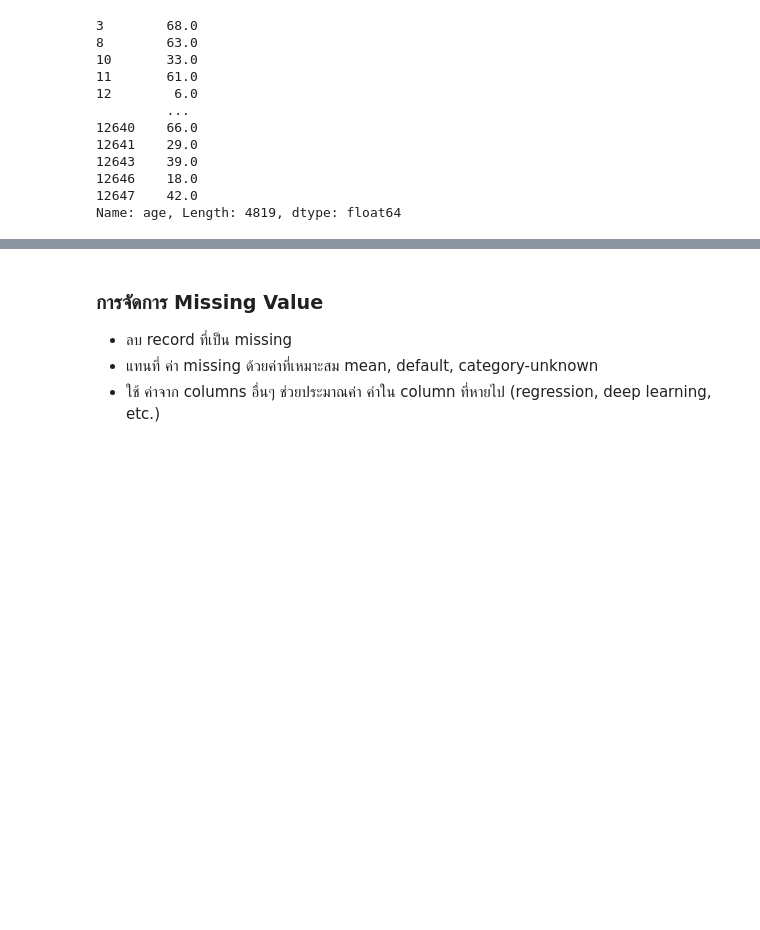
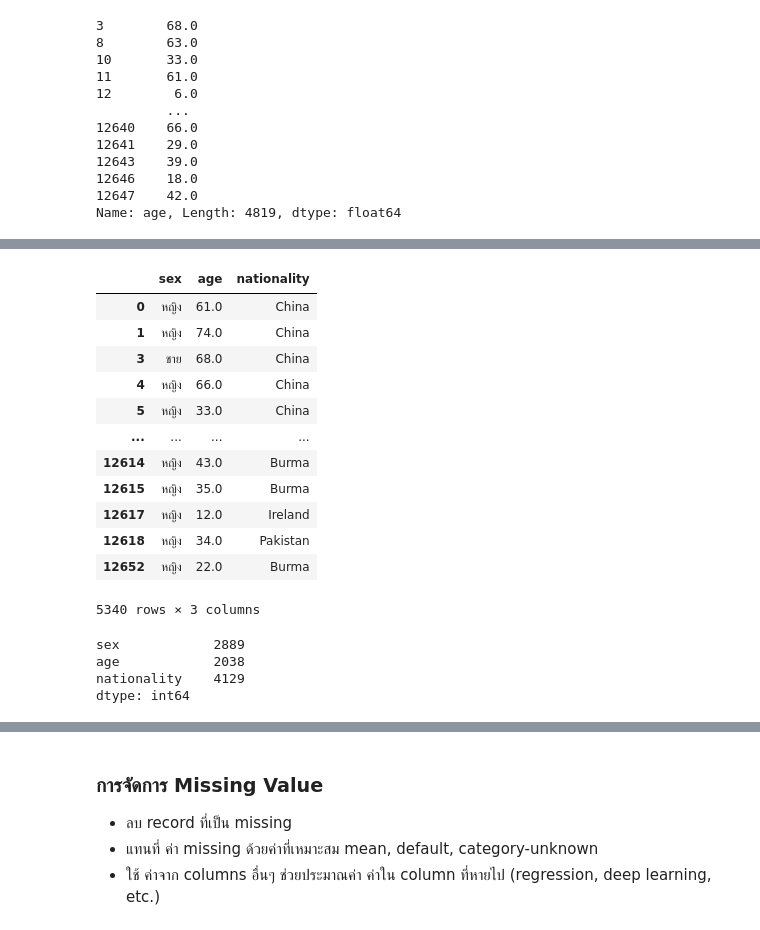
Before and after one commit to Wanita-8943/data_viz_2022, a Jupyter notebook: Pandas101.ipynb, the cells around one changed output, grey strips where cells are left out. Cells and saved outputs as stored; diff of their text form; code cells hidden in the pictures; blank space fills up the shorter version.

```diff
--- a/Pandas101.ipynb
+++ b/Pandas101.ipynb
@@ -325,0 +399,24 @@ Name: age, Length: 4819, dtype: float64
+# %%
+foreigner = this_data2[this_data2['nationality']!='Thailand'] #เลือกเฉพาะที่ไม่ใช่ประเทศไทย เลือกจากตารางที่ชื่อว่า this_data2 โดยสนใจคอลัมน์ที่ชื่อว่า nationality(สัญชาติ) แล้วเอาไปใส่ในตัวแปรชื่อ foreigner(ชาวต่างชาติ)
+foreigner #แสดงตารางที่ชื่อ foreigner
+# %% [output]
+|  | sex | age | nationality |
+| 0 | หญิง | 61.0 | China |
+| 1 | หญิง | 74.0 | China |
+| 3 | ชาย | 68.0 | China |
+| 4 | หญิง | 66.0 | China |
+| 5 | หญิง | 33.0 | China |
+| ... | ... | ... | ... |
+| 12614 | หญิง | 43.0 | Burma |
+| 12615 | หญิง | 35.0 | Burma |
+| 12617 | หญิง | 12.0 | Ireland |
+| 12618 | หญิง | 34.0 | Pakistan |
+| 12652 | หญิง | 22.0 | Burma |
+5340 rows × 3 columns
+# %%
+foreigner.count() # ใช้คำสั่ง .count() เพื่อดูจำนวน
+# %% [output]
+sex            2889
+age            2038
+nationality    4129
+dtype: int64
```
Also changed, not shown: parts of 22 cells of this notebook.
